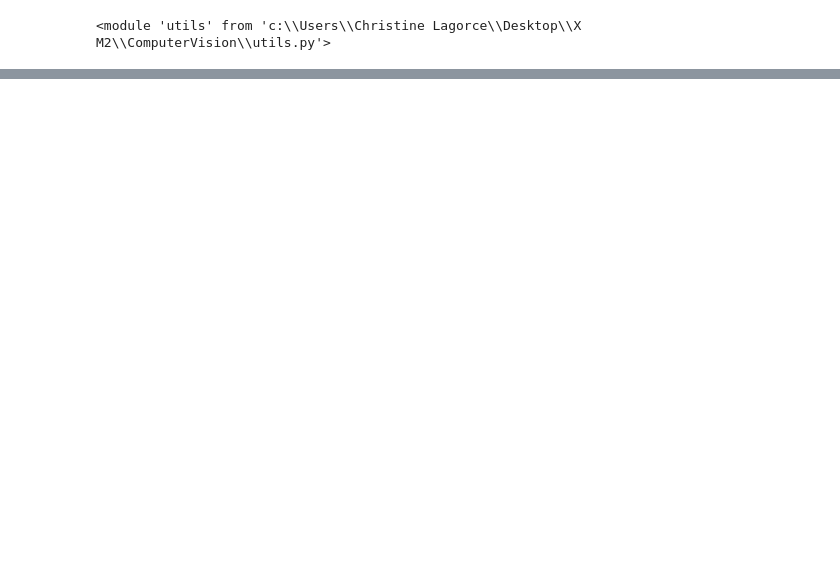
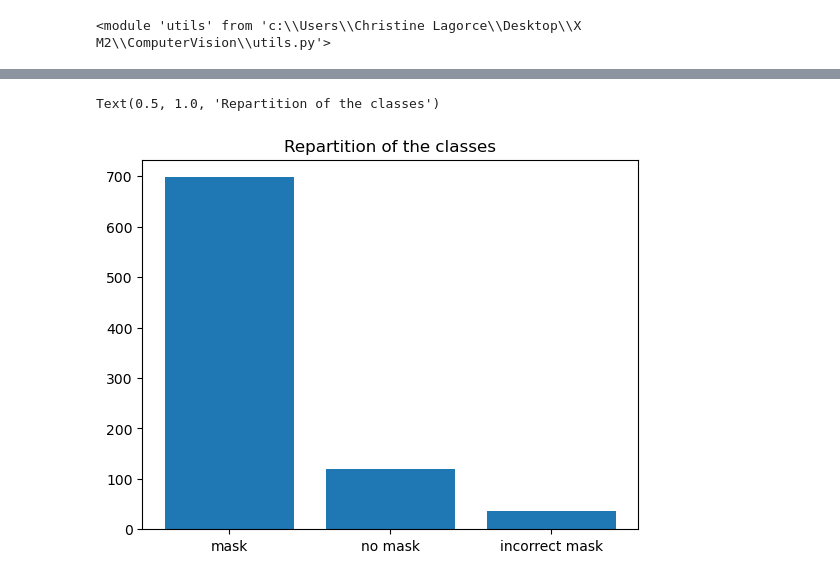
Before and after one commit to PierrePages/ComputerVision, a Jupyter notebook: data_exploration.ipynb, the cells around one changed output, grey strips where cells are left out. Drawn from its saved outputs; the diff is of its cells as text; code cells hidden in the pictures; blank space fills up the shorter version.

```diff
--- a/data_exploration.ipynb
+++ b/data_exploration.ipynb
@@ -32,0 +51,17 @@ TypeError: list indices must be integers or slices, not numpy.str_
+# %%
+#we want to see the repartion of the classes
+repartition = [0,0,0]
+for label in labels:
+    if label == 'with_mask':
+        repartition[0] += 1
+    elif label == 'without_mask':
+        repartition[1] += 1
+    else:
+        repartition[2] += 1
+
+#we plot an histogram of the repartion
+plt.bar(['mask', 'no mask', 'incorrect mask'], repartition)
+plt.title('Repartition of the classes')
+# %% [output]
+Text(0.5, 1.0, 'Repartition of the classes')
+[figure, added]
```
Also changed, not shown: parts of 4 cells of this notebook, 1 other file.
